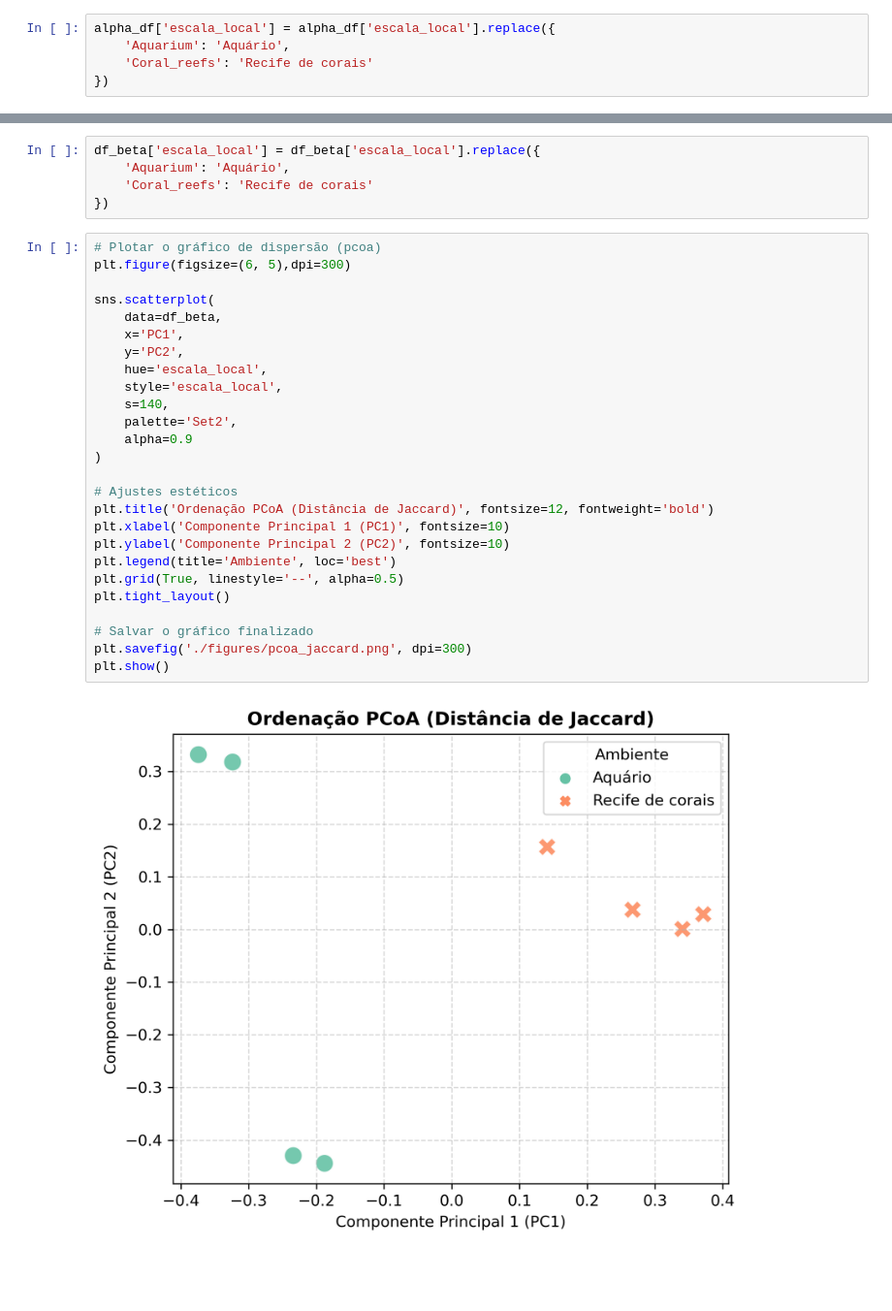
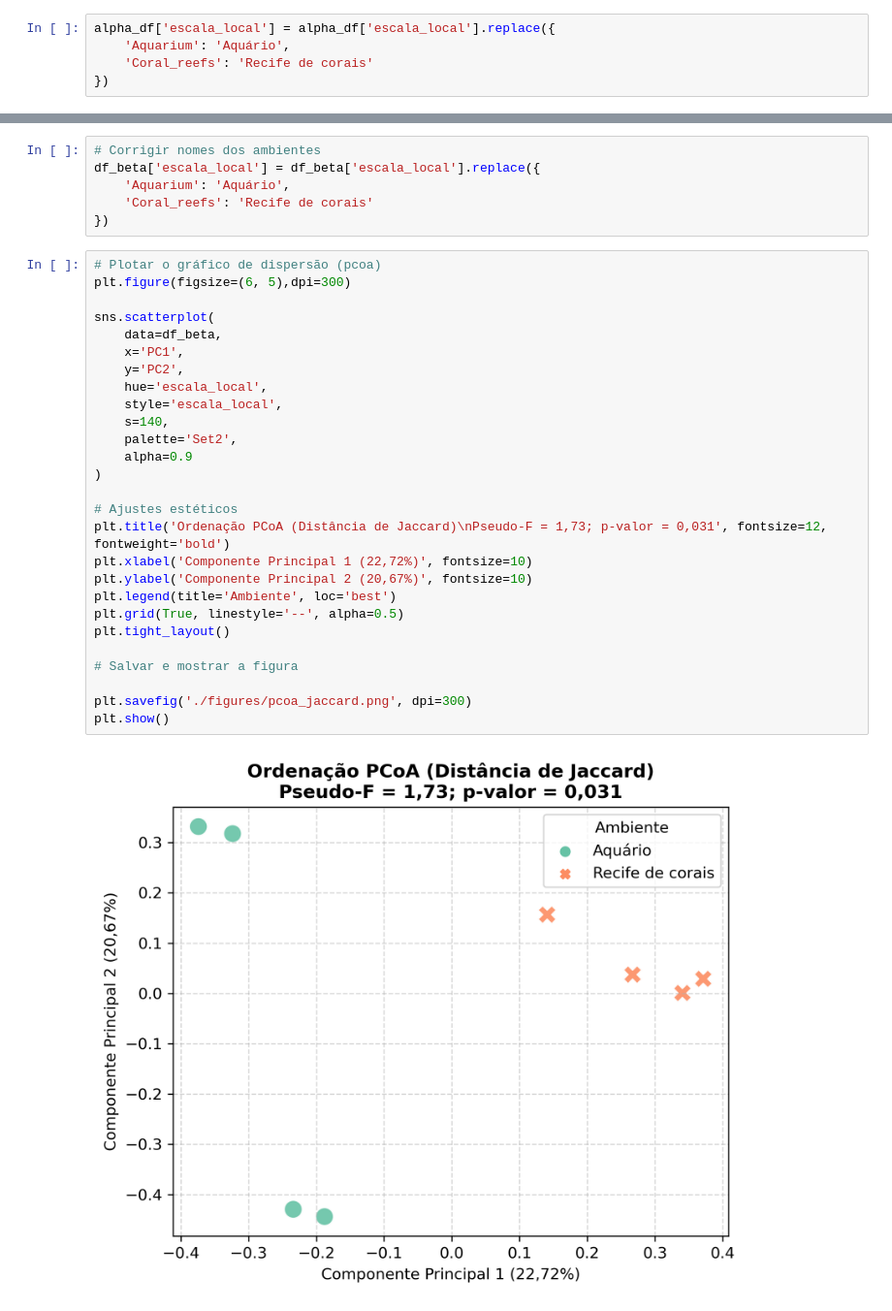
Before and after one commit to rianneplopes/Fish_diversity_eDNA_Metabarcoding, a Jupyter notebook: 5_notebooks/visualization.ipynb, the cells around one changed output, grey strips where cells are left out. Shown at 97% size. Drawn from its saved outputs; the diff is of its cells as text; blank space fills up the shorter version.

Commit message:
nb de visualizações

```diff
--- a/5_notebooks/visualization.ipynb
+++ b/5_notebooks/visualization.ipynb
@@ -223,6 +234,7 @@ df_beta
 | 6 | DRR030427 | Bise | Coral_reefs | 2014-06-03 | 26.71 | 127.88 | 0.267014 | 0.037308 |
 | 7 | DRR030428 | Bise | Coral_reefs | 2014-06-03 | 26.71 | 127.88 | 0.140850 | 0.156546 |
 # %%
+# Corrigir nomes dos ambientes
 df_beta['escala_local'] = df_beta['escala_local'].replace({
     'Aquarium': 'Aquário',
     'Coral_reefs': 'Recife de corais'
@@ -230,28 +242,29 @@ df_beta['escala_local'] = df_beta['escala_local'].replace({
 # %%
 # Plotar o gráfico de dispersão (pcoa)
 plt.figure(figsize=(6, 5),dpi=300)
 
 sns.scatterplot(
     data=df_beta,
     x='PC1',
     y='PC2',
     hue='escala_local',
     style='escala_local',
     s=140,
     palette='Set2',
     alpha=0.9
 )
 
 # Ajustes estéticos
-plt.title('Ordenação PCoA (Distância de Jaccard)', fontsize=12, fontweight='bold')
-plt.xlabel('Componente Principal 1 (PC1)', fontsize=10)
-plt.ylabel('Componente Principal 2 (PC2)', fontsize=10)
+plt.title('Ordenação PCoA (Distância de Jaccard)\nPseudo-F = 1,73; p-valor = 0,031', fontsize=12, fontweight='bold')
+plt.xlabel('Componente Principal 1 (22,72%)', fontsize=10)
+plt.ylabel('Componente Principal 2 (20,67%)', fontsize=10)
 plt.legend(title='Ambiente', loc='best')
 plt.grid(True, linestyle='--', alpha=0.5)
 plt.tight_layout()
 
-# Salvar o gráfico finalizado
+# Salvar e mostrar a figura
+
 plt.savefig('./figures/pcoa_jaccard.png', dpi=300)
 plt.show()
 # %% [output]
-[figure, old version]
+[figure, new version]
```
Also changed, not shown: parts of 23 cells of this notebook, 3 other files.
